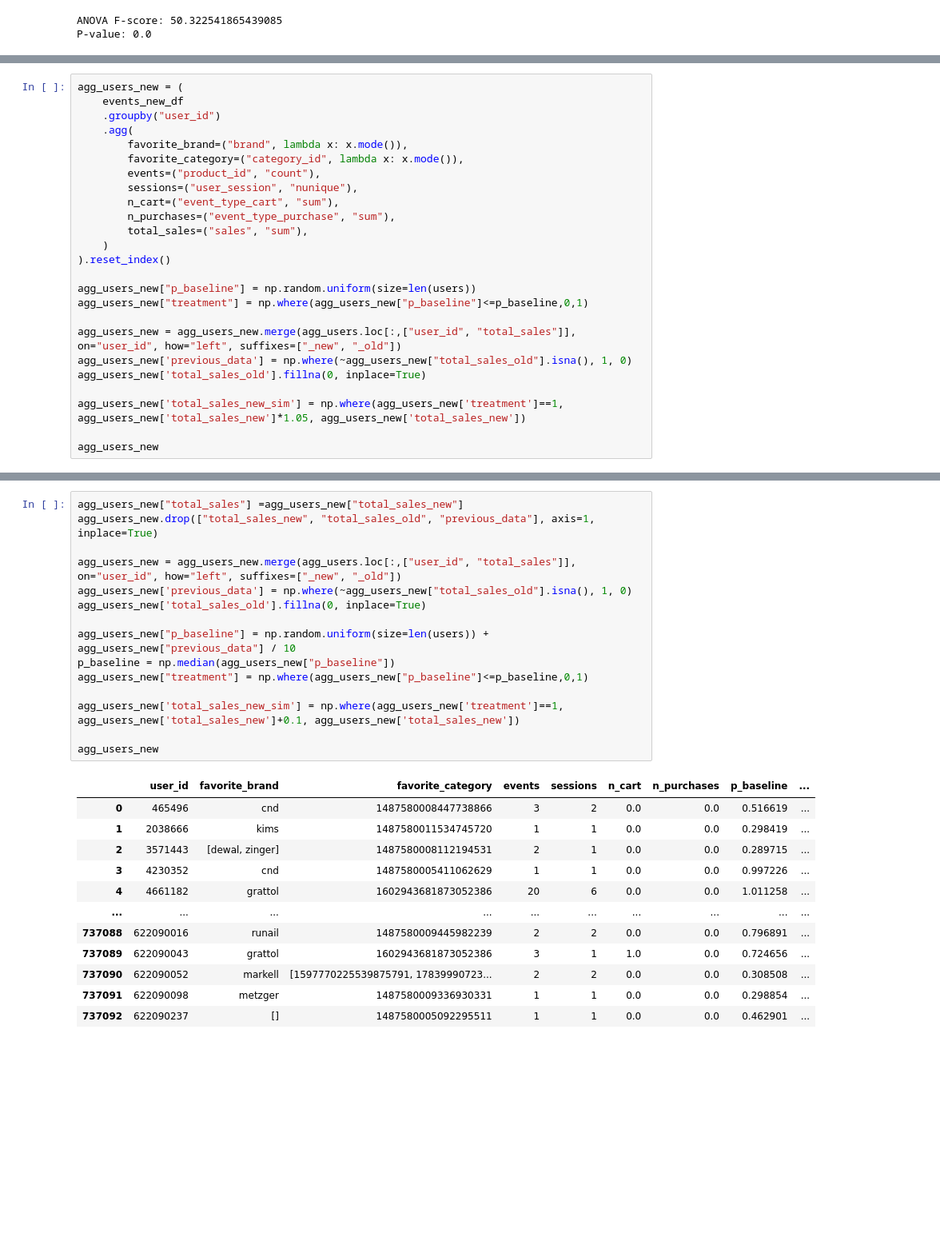
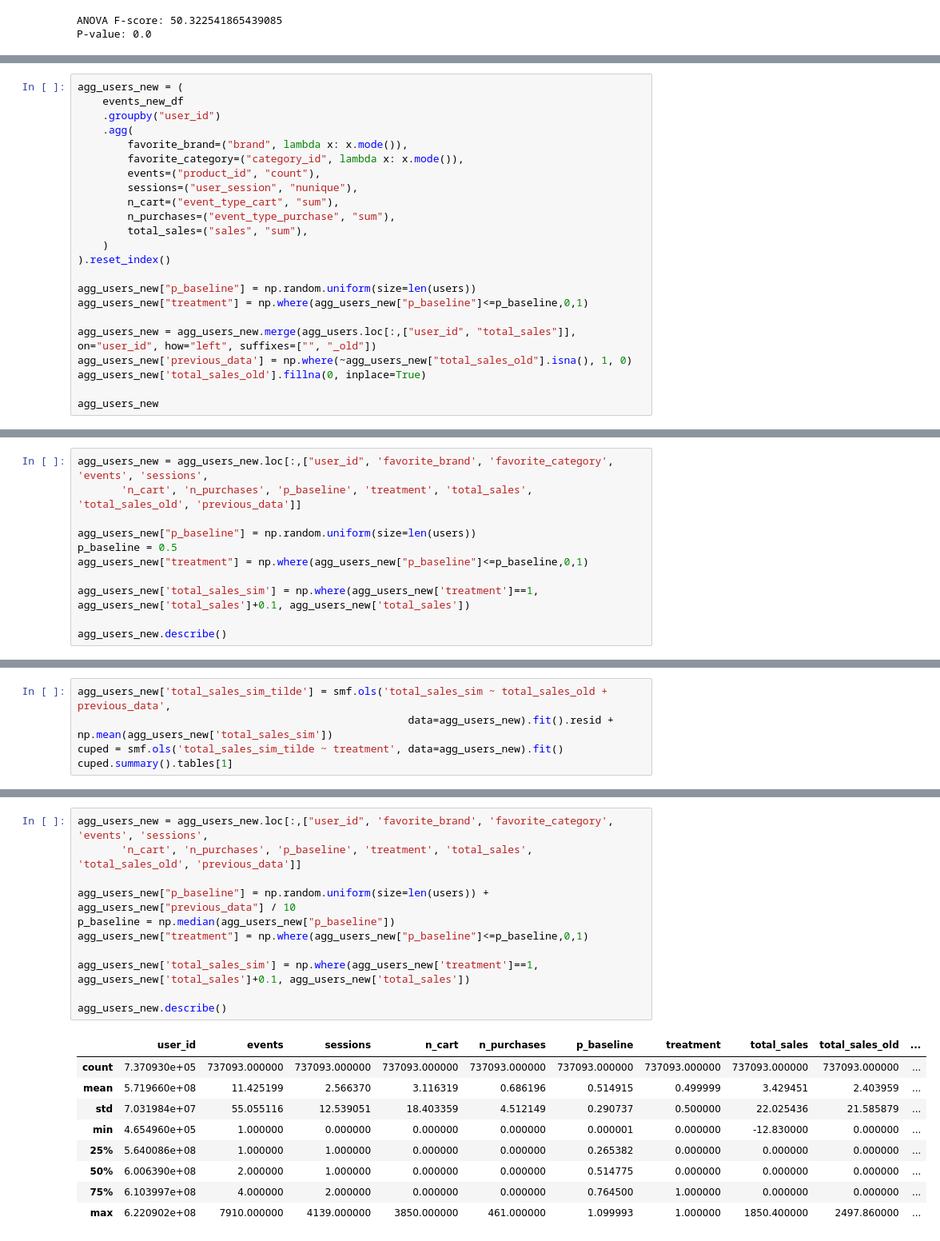
Before and after one commit to Bati-bot/Design-of-experiments-DOE, a Jupyter notebook: variance_reduction.ipynb, the cells around one changed output, grey strips where cells are left out. Shown at 80% size. Saved outputs shown, nothing was run; the diff lists cells and outputs as text; blank space fills up the shorter version.

Commit message:
Estimate sample size using CUPED

```diff
--- a/variance_reduction.ipynb
+++ b/variance_reduction.ipynb
@@ -148,12 +148,10 @@ agg_users_new = (
 agg_users_new["p_baseline"] = np.random.uniform(size=len(users))
 agg_users_new["treatment"] = np.where(agg_users_new["p_baseline"]<=p_baseline,0,1)
 
-agg_users_new = agg_users_new.merge(agg_users.loc[:,["user_id", "total_sales"]], on="user_id", how="left", suffixes=["_new", "_old"])
+agg_users_new = agg_users_new.merge(agg_users.loc[:,["user_id", "total_sales"]], on="user_id", how="left", suffixes=["", "_old"])
 agg_users_new['previous_data'] = np.where(~agg_users_new["total_sales_old"].isna(), 1, 0)
 agg_users_new['total_sales_old'].fillna(0, inplace=True)
 
-agg_users_new['total_sales_new_sim'] = np.where(agg_users_new['treatment']==1, agg_users_new['total_sales_new']*1.05, agg_users_new['total_sales_new'])
-
 agg_users_new
 # %% [output]
 |  | user_id | favorite_brand | favorite_category | events | sessions | n_cart | n_purchases | total_sales_new | ... |
@@ -171,0 +172,11 @@ agg_users_new
+# %%
+agg_users_new = agg_users_new.loc[:,["user_id", 'favorite_brand', 'favorite_category', 'events', 'sessions',
+       'n_cart', 'n_purchases', 'p_baseline', 'treatment', 'total_sales', 'total_sales_old', 'previous_data']]
+
+agg_users_new["p_baseline"] = np.random.uniform(size=len(users))
+p_baseline = 0.5
+agg_users_new["treatment"] = np.where(agg_users_new["p_baseline"]<=p_baseline,0,1)
+
+agg_users_new['total_sales_sim'] = np.where(agg_users_new['treatment']==1, agg_users_new['total_sales']+0.1, agg_users_new['total_sales'])
+
+agg_users_new.describe()
@@ -171,0 +209,5 @@ agg_users_new
+# %%
+agg_users_new['total_sales_sim_tilde'] = smf.ols('total_sales_sim ~ total_sales_old + previous_data',
+                                                     data=agg_users_new).fit().resid + np.mean(agg_users_new['total_sales_sim'])
+cuped = smf.ols('total_sales_sim_tilde ~ treatment', data=agg_users_new).fit()
+cuped.summary().tables[1]
@@ -172,28 +222,21 @@ agg_users_new
 # %%
-agg_users_new["total_sales"] =agg_users_new["total_sales_new"]
-agg_users_new.drop(["total_sales_new", "total_sales_old", "previous_data"], axis=1, inplace=True)
-
-agg_users_new = agg_users_new.merge(agg_users.loc[:,["user_id", "total_sales"]], on="user_id", how="left", suffixes=["_new", "_old"])
-agg_users_new['previous_data'] = np.where(~agg_users_new["total_sales_old"].isna(), 1, 0)
-agg_users_new['total_sales_old'].fillna(0, inplace=True)
+agg_users_new = agg_users_new.loc[:,["user_id", 'favorite_brand', 'favorite_category', 'events', 'sessions',
+       'n_cart', 'n_purchases', 'p_baseline', 'treatment', 'total_sales', 'total_sales_old', 'previous_data']]
 
 agg_users_new["p_baseline"] = np.random.uniform(size=len(users)) + agg_users_new["previous_data"] / 10
 p_baseline = np.median(agg_users_new["p_baseline"])
 agg_users_new["treatment"] = np.where(agg_users_new["p_baseline"]<=p_baseline,0,1)
 
-agg_users_new['total_sales_new_sim'] = np.where(agg_users_new['treatment']==1, agg_users_new['total_sales_new']+0.1, agg_users_new['total_sales_new'])
+agg_users_new['total_sales_sim'] = np.where(agg_users_new['treatment']==1, agg_users_new['total_sales']+0.1, agg_users_new['total_sales'])
 
-agg_users_new
+agg_users_new.describe()
 # %% [output]
-|  | user_id | favorite_brand | favorite_category | events | sessions | n_cart | n_purchases | p_baseline | ... |
-| 0 | 465496 | cnd | 1487580008447738866 | 3 | 2 | 0.0 | 0.0 | 0.516619 | ... |
-| 1 | 2038666 | kims | 1487580011534745720 | 1 | 1 | 0.0 | 0.0 | 0.298419 | ... |
-| 2 | 3571443 | [dewal, zinger] | 1487580008112194531 | 2 | 1 | 0.0 | 0.0 | 0.289715 | ... |
-| 3 | 4230352 | cnd | 1487580005411062629 | 1 | 1 | 0.0 | 0.0 | 0.997226 | ... |
-| 4 | 4661182 | grattol | 1602943681873052386 | 20 | 6 | 0.0 | 0.0 | 1.011258 | ... |
-| ... | ... | ... | ... | ... | ... | ... | ... | ... | ... |
-| 737088 | 622090016 | runail | 1487580009445982239 | 2 | 2 | 0.0 | 0.0 | 0.796891 | ... |
-| 737089 | 622090043 | grattol | 1602943681873052386 | 3 | 1 | 1.0 | 0.0 | 0.724656 | ... |
-| 737090 | 622090052 | markell | [1597770225539875791, 17839990723... | 2 | 2 | 0.0 | 0.0 | 0.308508 | ... |
-| 737091 | 622090098 | metzger | 1487580009336930331 | 1 | 1 | 0.0 | 0.0 | 0.298854 | ... |
-| 737092 | 622090237 | [] | 1487580005092295511 | 1 | 1 | 0.0 | 0.0 | 0.462901 | ... |
+|  | user_id | events | sessions | n_cart | n_purchases | p_baseline | treatment | total_sales | total_sales_old | ... |
+| count | 7.370930e+05 | 737093.000000 | 737093.000000 | 737093.000000 | 737093.000000 | 737093.000000 | 737093.000000 | 737093.000000 | 737093.000000 | ... |
+| mean | 5.719660e+08 | 11.425199 | 2.566370 | 3.116319 | 0.686196 | 0.514915 | 0.499999 | 3.429451 | 2.403959 | ... |
+| std | 7.031984e+07 | 55.055116 | 12.539051 | 18.403359 | 4.512149 | 0.290737 | 0.500000 | 22.025436 | 21.585879 | ... |
+| min | 4.654960e+05 | 1.000000 | 0.000000 | 0.000000 | 0.000000 | 0.000001 | 0.000000 | -12.830000 | 0.000000 | ... |
+| 25% | 5.640086e+08 | 1.000000 | 1.000000 | 0.000000 | 0.000000 | 0.265382 | 0.000000 | 0.000000 | 0.000000 | ... |
+| 50% | 6.006390e+08 | 2.000000 | 1.000000 | 0.000000 | 0.000000 | 0.514775 | 0.000000 | 0.000000 | 0.000000 | ... |
+| 75% | 6.103997e+08 | 4.000000 | 2.000000 | 0.000000 | 0.000000 | 0.764500 | 1.000000 | 0.000000 | 0.000000 | ... |
+| max | 6.220902e+08 | 7910.000000 | 4139.000000 | 3850.000000 | 461.000000 | 1.099993 | 1.000000 | 1850.400000 | 2497.860000 | ... |
```
Also changed, not shown: parts of 20 cells of this notebook.
